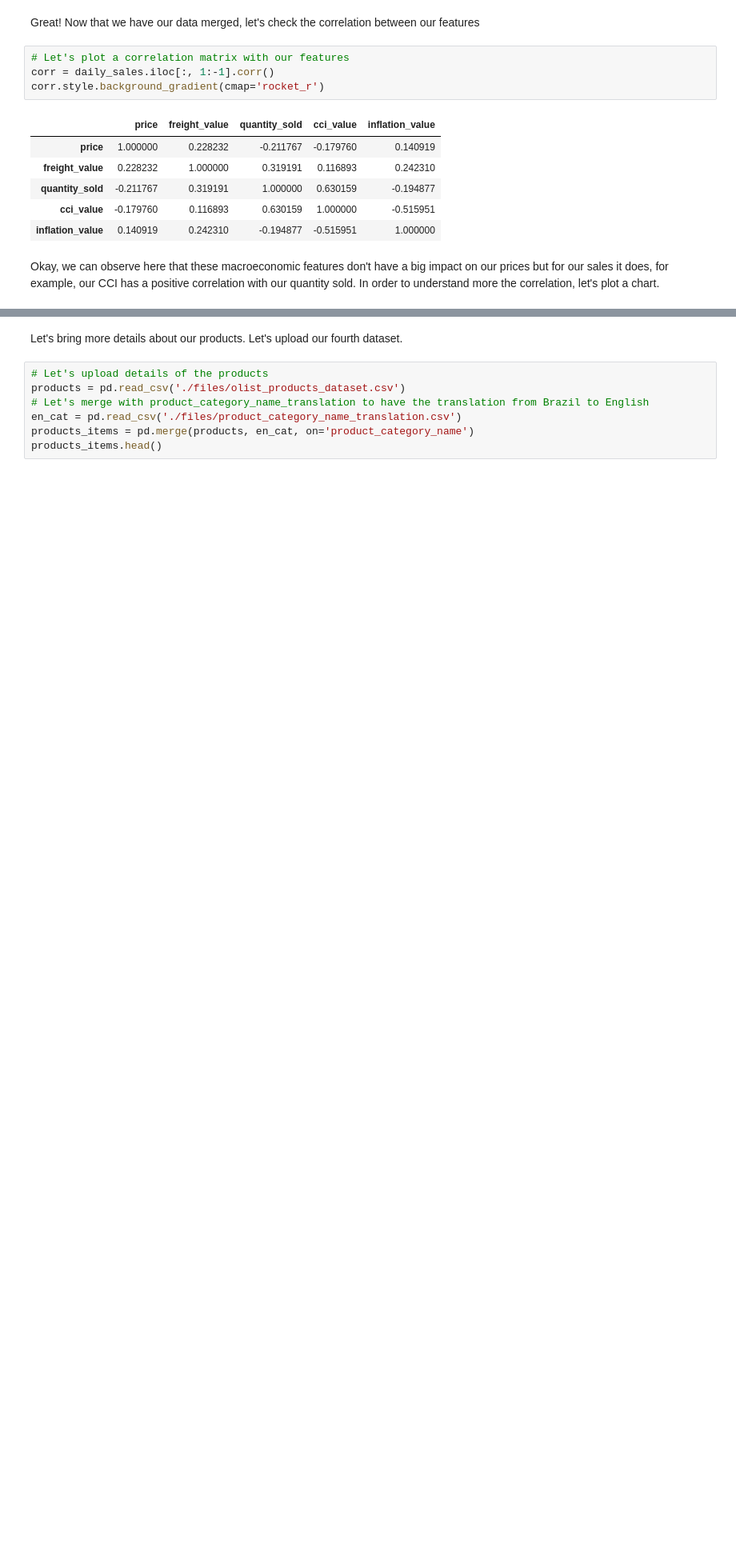
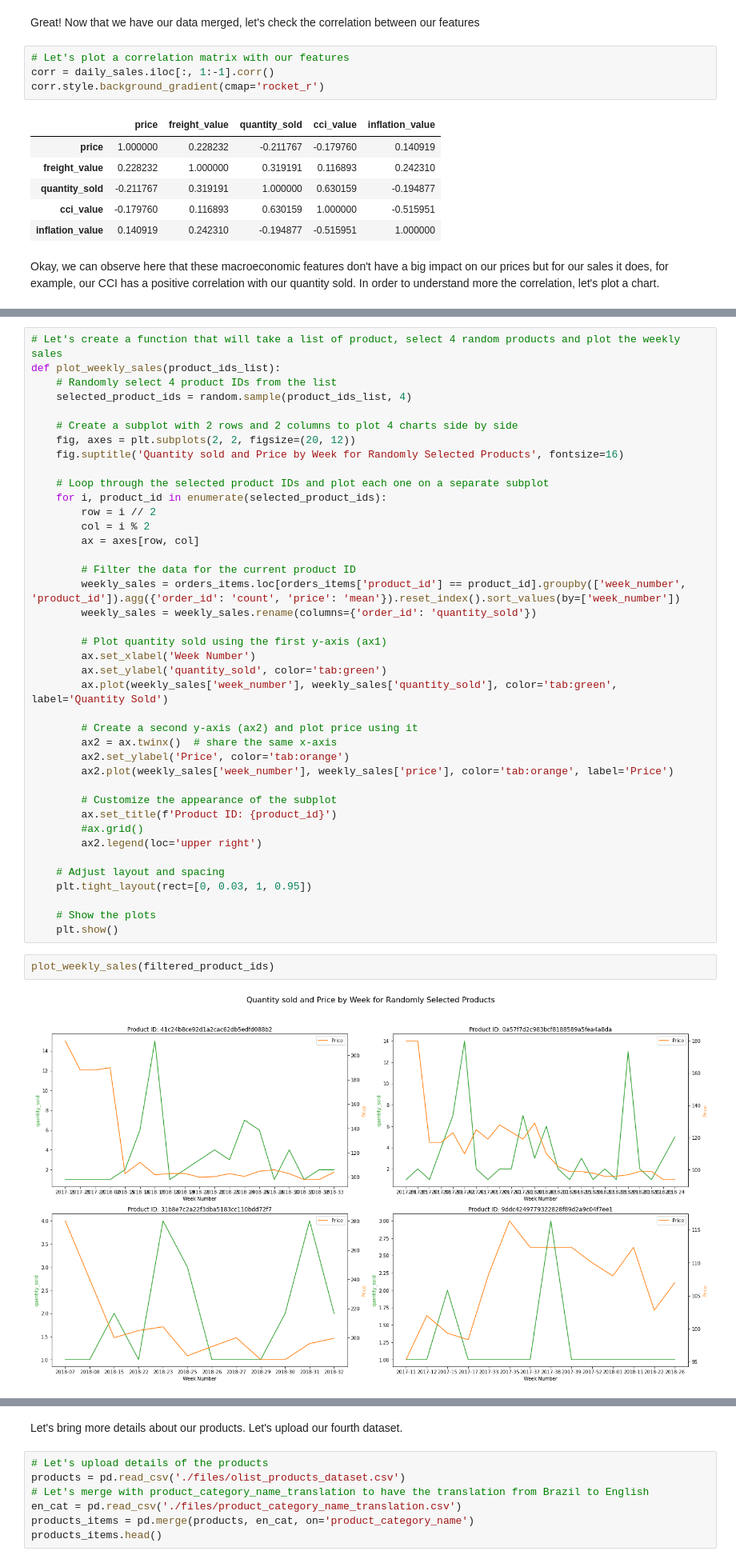
Before and after one commit to kiranraathod/price_optimization, a Jupyter notebook: price_optimization_project.ipynb, the cells around one changed output, grey strips where cells are left out. Shown at 80% size. Saved outputs shown, nothing was run; the diff lists cells and outputs as text; blank space fills up the shorter version.

Commit message:
products_to_opt

```diff
--- a/price_optimization_project.ipynb
+++ b/price_optimization_project.ipynb
@@ -509,0 +551,44 @@ We have so many products in the dataset, to start doing some analysis, we plan t
+# %%
+# Let's create a function that will take a list of product, select 4 random products and plot the weekly sales
+def plot_weekly_sales(product_ids_list):
+    # Randomly select 4 product IDs from the list
+    selected_product_ids = random.sample(product_ids_list, 4)
+
+    # Create a subplot with 2 rows and 2 columns to plot 4 charts side by side
+    fig, axes = plt.subplots(2, 2, figsize=(20, 12))
+    fig.suptitle('Quantity sold and Price by Week for Randomly Selected Products', fontsize=16)
+
+    # Loop through the selected product IDs and plot each one on a separate subplot
+    for i, product_id in enumerate(selected_product_ids):
+        row = i // 2
+        col = i % 2
+        ax = axes[row, col]
+
+        # Filter the data for the current product ID
+        weekly_sales = orders_items.loc[orders_items['product_id'] == product_id].groupby(['week_number', 'product_id']).agg({'order_id': 'count', 'price': 'mean'}).reset_index().sort_values(by=['week_number'])
+        weekly_sales = weekly_sales.rename(columns={'order_id': 'quantity_sold'})
+
+        # Plot quantity sold using the first y-axis (ax1)
+        ax.set_xlabel('Week Number')
+        ax.set_ylabel('quantity_sold', color='tab:green')
+        ax.plot(weekly_sales['week_number'], weekly_sales['quantity_sold'], color='tab:green', label='Quantity Sold')
+
+        # Create a second y-axis (ax2) and plot price using it
+        ax2 = ax.twinx()  # share the same x-axis
+        ax2.set_ylabel('Price', color='tab:orange')
+        ax2.plot(weekly_sales['week_number'], weekly_sales['price'], color='tab:orange', label='Price')
+
+        # Customize the appearance of the subplot
+        ax.set_title(f'Product ID: {product_id}')
+        #ax.grid()
+        ax2.legend(loc='upper right')
+
+    # Adjust layout and spacing
+    plt.tight_layout(rect=[0, 0.03, 1, 0.95])
+
+    # Show the plots
+    plt.show()
+# %%
+plot_weekly_sales(filtered_product_ids)
+# %% [output]
+[figure, added]
```
Also changed, not shown: parts of 17 cells of this notebook.
